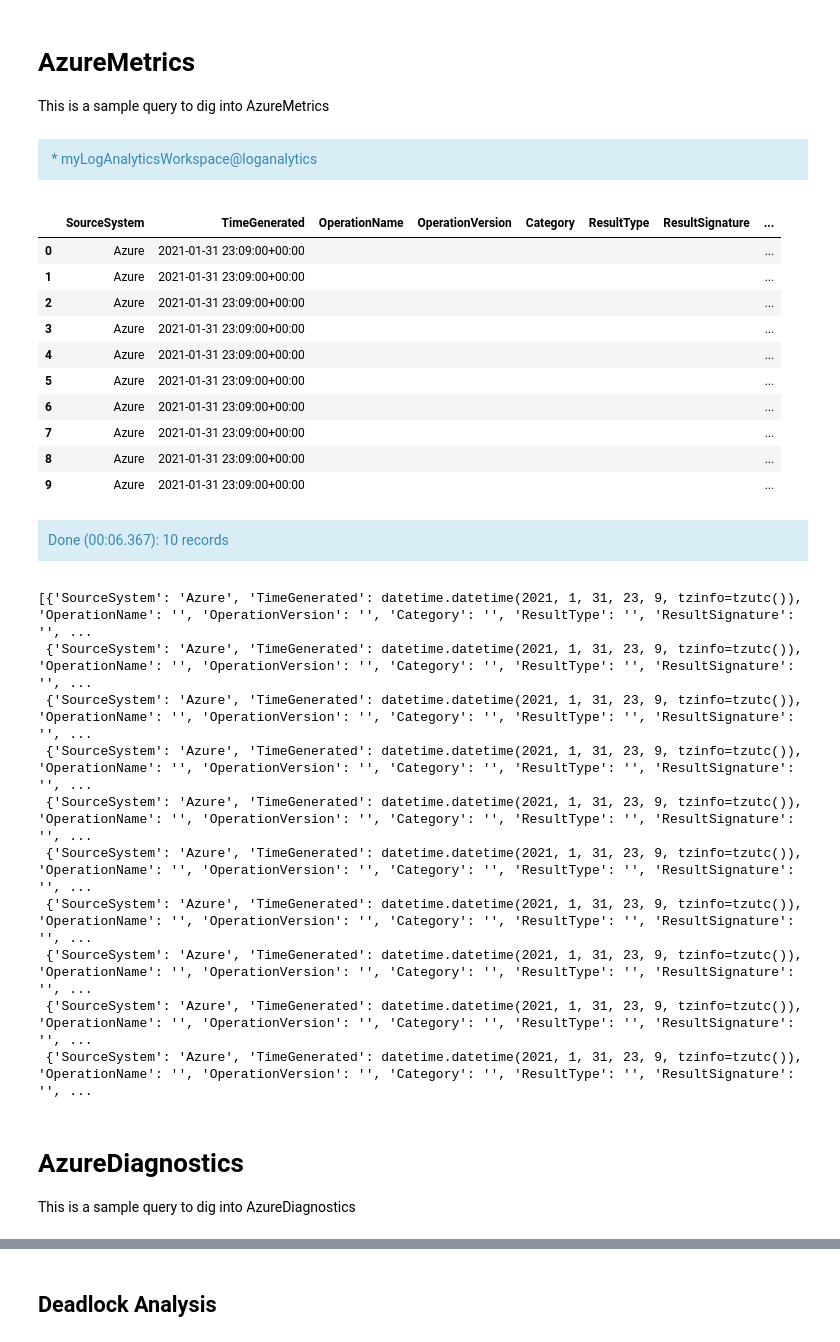
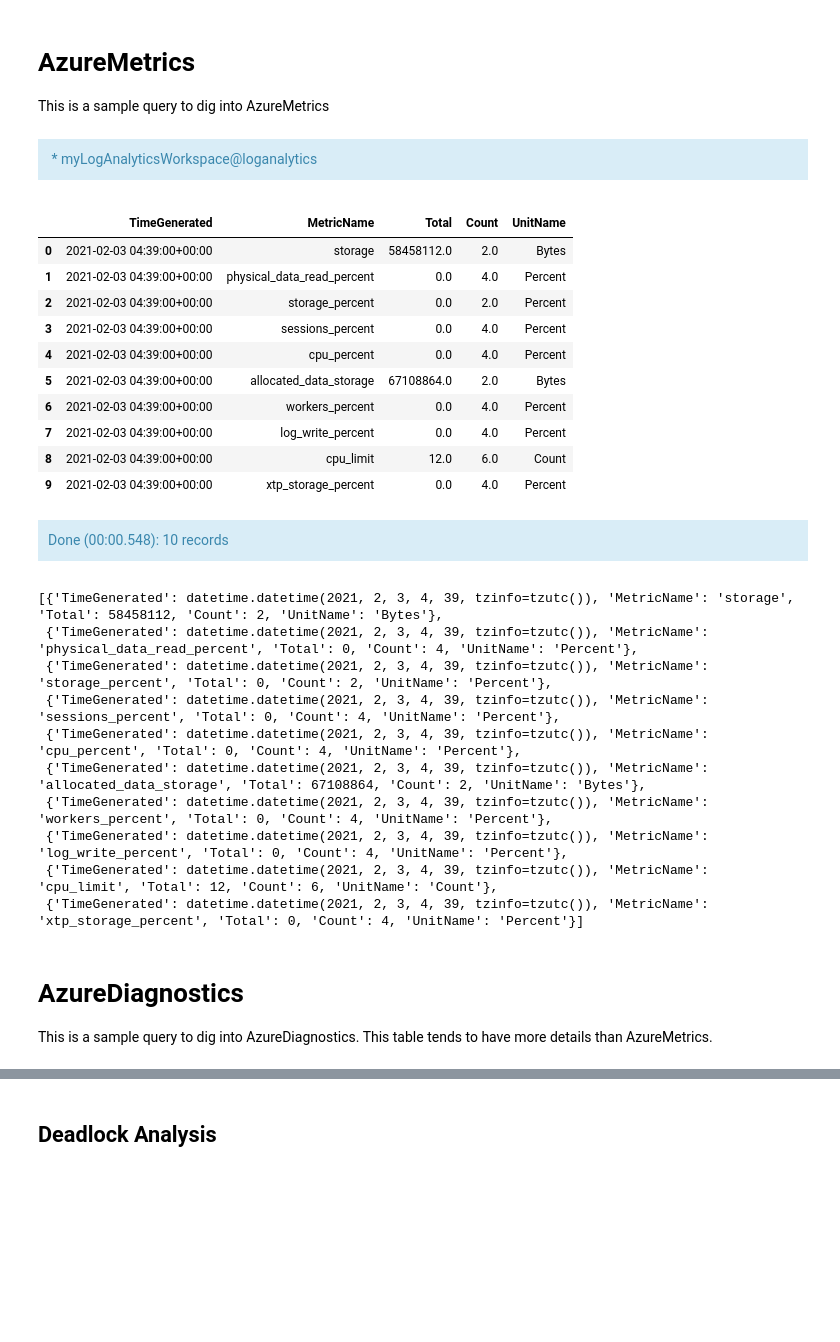
Before and after one commit to MsSQLGirl/jubilant-data-wizards, a Jupyter notebook: Simple Demo/KQL Notebooks/AzureSQLLogsAndMetricsWithLogAnalytics.ipynb, the cells around one changed output, grey strips where cells are left out. Cells and saved outputs as stored; diff of their text form; code cells hidden in the pictures; blank space fills up the shorter version.

Commit message:
Around The Clock with Azure SQL and ADF

```diff
--- a/Simple Demo/KQL Notebooks/AzureSQLLogsAndMetricsWithLogAnalytics.ipynb
+++ b/Simple Demo/KQL Notebooks/AzureSQLLogsAndMetricsWithLogAnalytics.ipynb
@@ -54,36 +101,37 @@ This is a sample query to dig into AzureMetrics
 # %%
 %%kql
 AzureMetrics
 | project-away TenantId, ResourceId, SubscriptionId, _ResourceId, ResourceGroup // Don't show sensitive columns :)
+| project TimeGenerated, MetricName, Total, Count, UnitName
 | take 10
 # %% [output]
 * myLogAnalyticsWorkspace@loganalytics
-|  | SourceSystem | TimeGenerated | OperationName | OperationVersion | Category | ResultType | ResultSignature | ... |
-| 0 | Azure | 2021-01-31 23:09:00+00:00 |  |  |  |  |  | ... |
-| 1 | Azure | 2021-01-31 23:09:00+00:00 |  |  |  |  |  | ... |
-| 2 | Azure | 2021-01-31 23:09:00+00:00 |  |  |  |  |  | ... |
-| 3 | Azure | 2021-01-31 23:09:00+00:00 |  |  |  |  |  | ... |
-| 4 | Azure | 2021-01-31 23:09:00+00:00 |  |  |  |  |  | ... |
-| 5 | Azure | 2021-01-31 23:09:00+00:00 |  |  |  |  |  | ... |
-| 6 | Azure | 2021-01-31 23:09:00+00:00 |  |  |  |  |  | ... |
-| 7 | Azure | 2021-01-31 23:09:00+00:00 |  |  |  |  |  | ... |
-| 8 | Azure | 2021-01-31 23:09:00+00:00 |  |  |  |  |  | ... |
-| 9 | Azure | 2021-01-31 23:09:00+00:00 |  |  |  |  |  | ... |
+|  | TimeGenerated | MetricName | Total | Count | UnitName |
+| 0 | 2021-02-03 04:39:00+00:00 | storage | 58458112.0 | 2.0 | Bytes |
+| 1 | 2021-02-03 04:39:00+00:00 | physical_data_read_percent | 0.0 | 4.0 | Percent |
+| 2 | 2021-02-03 04:39:00+00:00 | storage_percent | 0.0 | 2.0 | Percent |
+| 3 | 2021-02-03 04:39:00+00:00 | sessions_percent | 0.0 | 4.0 | Percent |
+| 4 | 2021-02-03 04:39:00+00:00 | cpu_percent | 0.0 | 4.0 | Percent |
+| 5 | 2021-02-03 04:39:00+00:00 | allocated_data_storage | 67108864.0 | 2.0 | Bytes |
+| 6 | 2021-02-03 04:39:00+00:00 | workers_percent | 0.0 | 4.0 | Percent |
+| 7 | 2021-02-03 04:39:00+00:00 | log_write_percent | 0.0 | 4.0 | Percent |
+| 8 | 2021-02-03 04:39:00+00:00 | cpu_limit | 12.0 | 6.0 | Count |
+| 9 | 2021-02-03 04:39:00+00:00 | xtp_storage_percent | 0.0 | 4.0 | Percent |
-Done (00:06.367): 10 records
+Done (00:00.548): 10 records
-[{'SourceSystem': 'Azure', 'TimeGenerated': datetime.datetime(2021, 1, 31, 23, 9, tzinfo=tzutc()), 'OperationName': '', 'OperationVersion': '', 'Category': '', 'ResultType': '', 'ResultSignature': '', ...
- {'SourceSystem': 'Azure', 'TimeGenerated': datetime.datetime(2021, 1, 31, 23, 9, tzinfo=tzutc()), 'OperationName': '', 'OperationVersion': '', 'Category': '', 'ResultType': '', 'ResultSignature': '', ...
- {'SourceSystem': 'Azure', 'TimeGenerated': datetime.datetime(2021, 1, 31, 23, 9, tzinfo=tzutc()), 'OperationName': '', 'OperationVersion': '', 'Category': '', 'ResultType': '', 'ResultSignature': '', ...
- {'SourceSystem': 'Azure', 'TimeGenerated': datetime.datetime(2021, 1, 31, 23, 9, tzinfo=tzutc()), 'OperationName': '', 'OperationVersion': '', 'Category': '', 'ResultType': '', 'ResultSignature': '', ...
- {'SourceSystem': 'Azure', 'TimeGenerated': datetime.datetime(2021, 1, 31, 23, 9, tzinfo=tzutc()), 'OperationName': '', 'OperationVersion': '', 'Category': '', 'ResultType': '', 'ResultSignature': '', ...
- {'SourceSystem': 'Azure', 'TimeGenerated': datetime.datetime(2021, 1, 31, 23, 9, tzinfo=tzutc()), 'OperationName': '', 'OperationVersion': '', 'Category': '', 'ResultType': '', 'ResultSignature': '', ...
- {'SourceSystem': 'Azure', 'TimeGenerated': datetime.datetime(2021, 1, 31, 23, 9, tzinfo=tzutc()), 'OperationName': '', 'OperationVersion': '', 'Category': '', 'ResultType': '', 'ResultSignature': '', ...
- {'SourceSystem': 'Azure', 'TimeGenerated': datetime.datetime(2021, 1, 31, 23, 9, tzinfo=tzutc()), 'OperationName': '', 'OperationVersion': '', 'Category': '', 'ResultType': '', 'ResultSignature': '', ...
- {'SourceSystem': 'Azure', 'TimeGenerated': datetime.datetime(2021, 1, 31, 23, 9, tzinfo=tzutc()), 'OperationName': '', 'OperationVersion': '', 'Category': '', 'ResultType': '', 'ResultSignature': '', ...
- {'SourceSystem': 'Azure', 'TimeGenerated': datetime.datetime(2021, 1, 31, 23, 9, tzinfo=tzutc()), 'OperationName': '', 'OperationVersion': '', 'Category': '', 'ResultType': '', 'ResultSignature': '', ...
+[{'TimeGenerated': datetime.datetime(2021, 2, 3, 4, 39, tzinfo=tzutc()), 'MetricName': 'storage', 'Total': 58458112, 'Count': 2, 'UnitName': 'Bytes'},
+ {'TimeGenerated': datetime.datetime(2021, 2, 3, 4, 39, tzinfo=tzutc()), 'MetricName': 'physical_data_read_percent', 'Total': 0, 'Count': 4, 'UnitName': 'Percent'},
+ {'TimeGenerated': datetime.datetime(2021, 2, 3, 4, 39, tzinfo=tzutc()), 'MetricName': 'storage_percent', 'Total': 0, 'Count': 2, 'UnitName': 'Percent'},
+ {'TimeGenerated': datetime.datetime(2021, 2, 3, 4, 39, tzinfo=tzutc()), 'MetricName': 'sessions_percent', 'Total': 0, 'Count': 4, 'UnitName': 'Percent'},
+ {'TimeGenerated': datetime.datetime(2021, 2, 3, 4, 39, tzinfo=tzutc()), 'MetricName': 'cpu_percent', 'Total': 0, 'Count': 4, 'UnitName': 'Percent'},
+ {'TimeGenerated': datetime.datetime(2021, 2, 3, 4, 39, tzinfo=tzutc()), 'MetricName': 'allocated_data_storage', 'Total': 67108864, 'Count': 2, 'UnitName': 'Bytes'},
+ {'TimeGenerated': datetime.datetime(2021, 2, 3, 4, 39, tzinfo=tzutc()), 'MetricName': 'workers_percent', 'Total': 0, 'Count': 4, 'UnitName': 'Percent'},
+ {'TimeGenerated': datetime.datetime(2021, 2, 3, 4, 39, tzinfo=tzutc()), 'MetricName': 'log_write_percent', 'Total': 0, 'Count': 4, 'UnitName': 'Percent'},
+ {'TimeGenerated': datetime.datetime(2021, 2, 3, 4, 39, tzinfo=tzutc()), 'MetricName': 'cpu_limit', 'Total': 12, 'Count': 6, 'UnitName': 'Count'},
+ {'TimeGenerated': datetime.datetime(2021, 2, 3, 4, 39, tzinfo=tzutc()), 'MetricName': 'xtp_storage_percent', 'Total': 0, 'Count': 4, 'UnitName': 'Percent'}]
 # %% [markdown]
 # AzureDiagnostics
 
-This is a sample query to dig into AzureDiagnostics
+This is a sample query to dig into AzureDiagnostics. This table tends to have more details than AzureMetrics.
 # %%
 %%kql
 AzureDiagnostics
```
Also changed, not shown: parts of 23 cells of this notebook.
